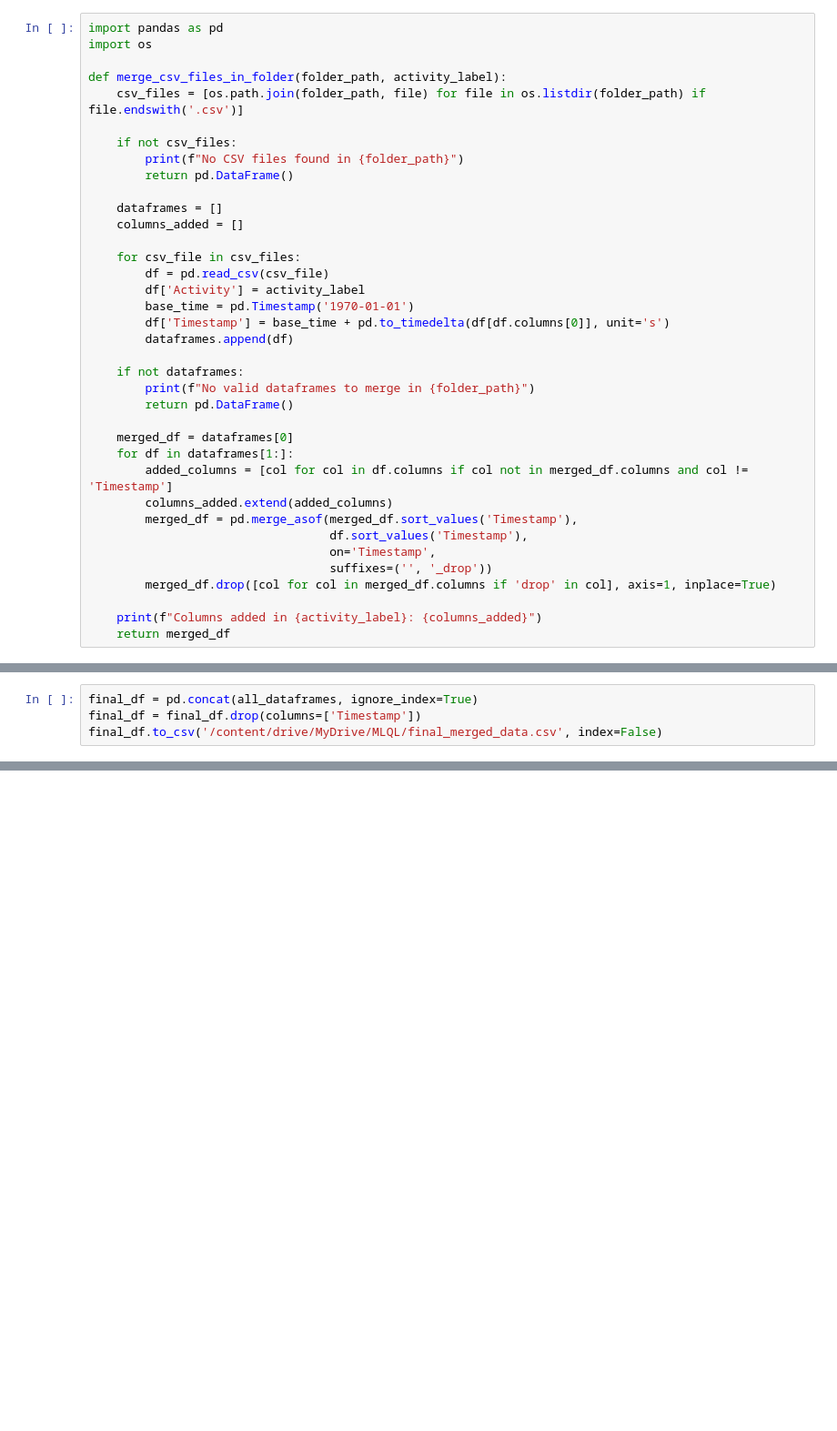
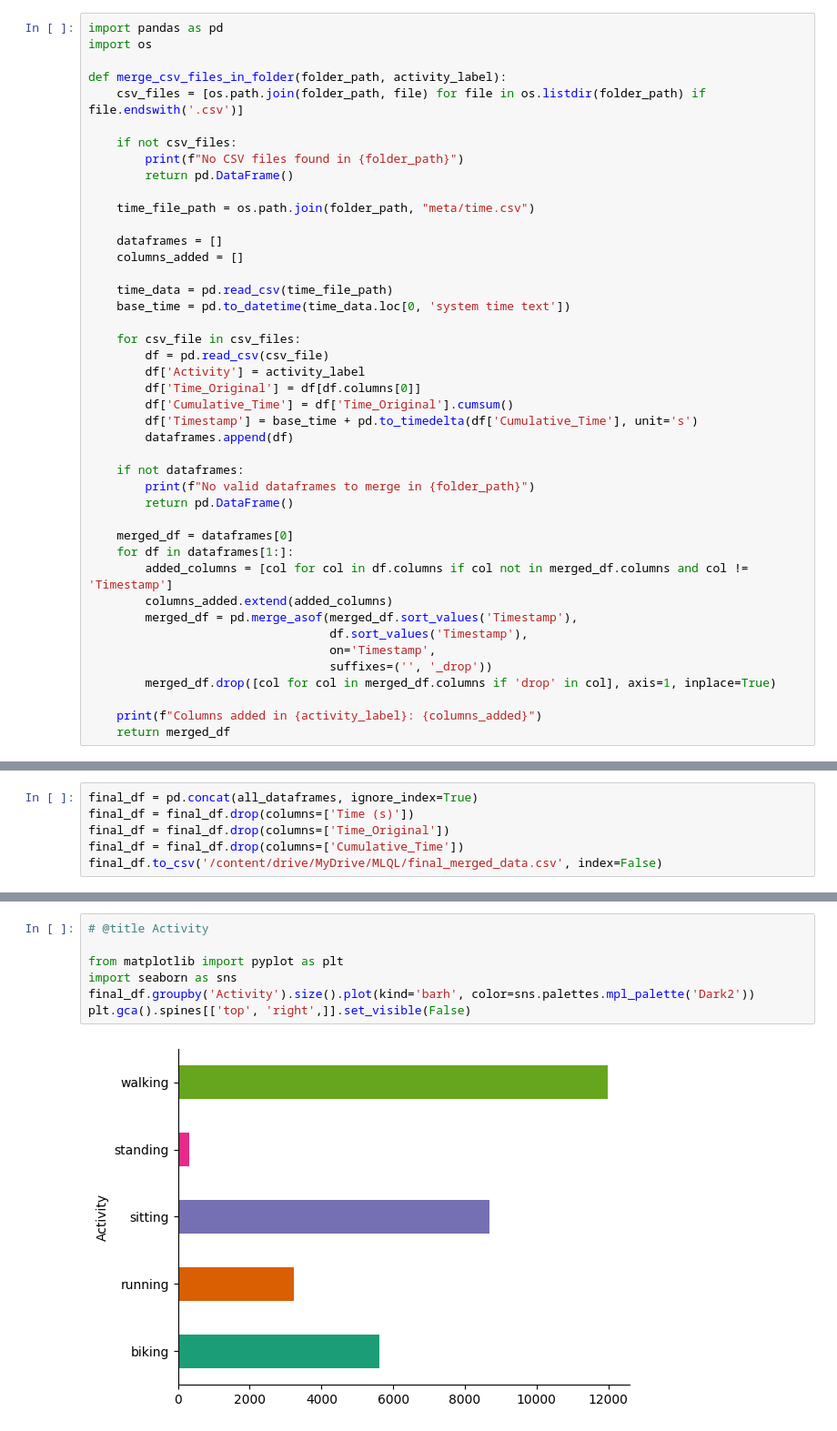
Before and after one commit to TKendel/MLQL, a Jupyter notebook: merge_data.ipynb, the cells around one changed output, grey strips where cells are left out. Shown: that part at 91% size. Drawn from its saved outputs; the diff is of its cells as text; blank space fills up the shorter version.

Commit message:
fixed (i hope) timestamps

```diff
--- a/merge_data.ipynb
+++ b/merge_data.ipynb
@@ -9,14 +9,20 @@ def merge_csv_files_in_folder(folder_path, activity_label):
         print(f"No CSV files found in {folder_path}")
         return pd.DataFrame()
 
+    time_file_path = os.path.join(folder_path, "meta/time.csv")
+
     dataframes = []
     columns_added = []
+
+    time_data = pd.read_csv(time_file_path)
+    base_time = pd.to_datetime(time_data.loc[0, 'system time text'])
 
     for csv_file in csv_files:
         df = pd.read_csv(csv_file)
         df['Activity'] = activity_label
-        base_time = pd.Timestamp('1970-01-01')
-        df['Timestamp'] = base_time + pd.to_timedelta(df[df.columns[0]], unit='s')
+        df['Time_Original'] = df[df.columns[0]]
+        df['Cumulative_Time'] = df['Time_Original'].cumsum()
+        df['Timestamp'] = base_time + pd.to_timedelta(df['Cumulative_Time'], unit='s')
         dataframes.append(df)
 
     if not dataframes:
@@ -63,4 +76,6 @@ for idx, folder_path in enumerate(folder_paths):
 # %%
 final_df = pd.concat(all_dataframes, ignore_index=True)
-final_df = final_df.drop(columns=['Timestamp'])
+final_df = final_df.drop(columns=['Time (s)'])
+final_df = final_df.drop(columns=['Time_Original'])
+final_df = final_df.drop(columns=['Cumulative_Time'])
 final_df.to_csv('/content/drive/MyDrive/MLQL/final_merged_data.csv', index=False)
@@ -66,0 +91,9 @@ final_df.to_csv('/content/drive/MyDrive/MLQL/final_merged_data.csv', index=False
+# %%
+# @title Activity
+
+from matplotlib import pyplot as plt
+import seaborn as sns
+final_df.groupby('Activity').size().plot(kind='barh', color=sns.palettes.mpl_palette('Dark2'))
+plt.gca().spines[['top', 'right',]].set_visible(False)
+# %% [output]
+[figure, added]
```
Also changed, not shown: parts of 2 cells of this notebook, 1 other file.
